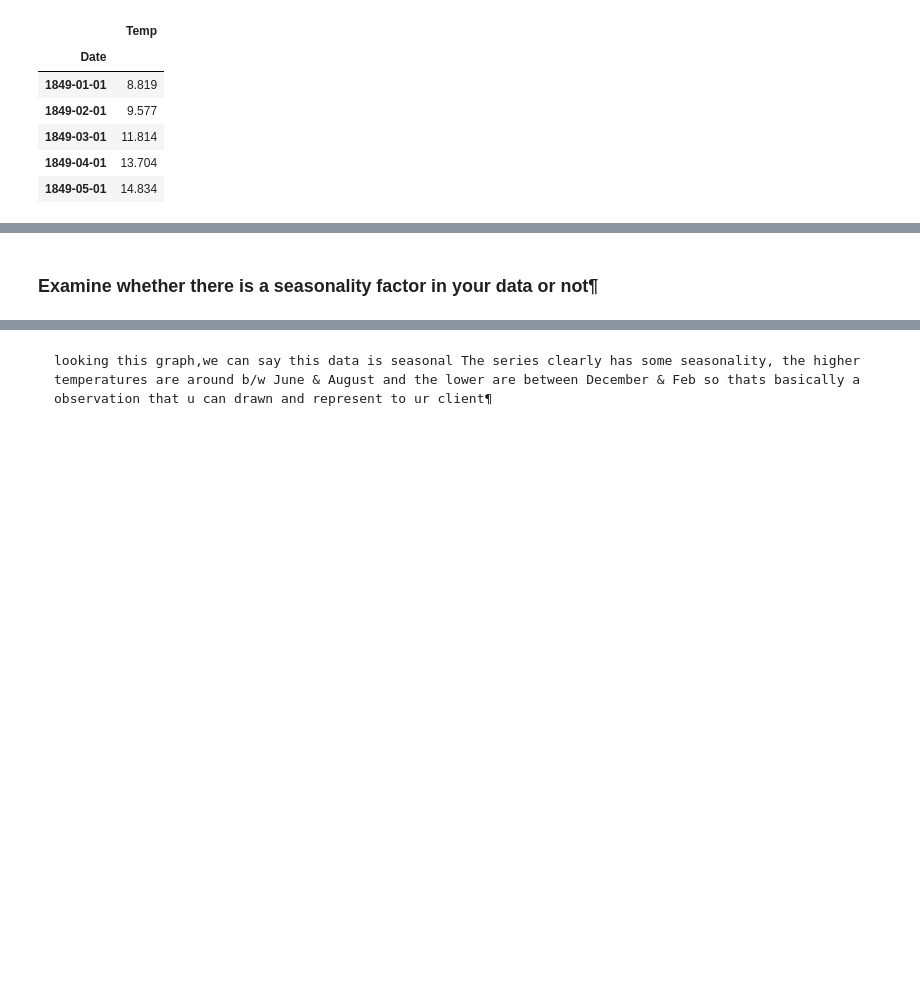
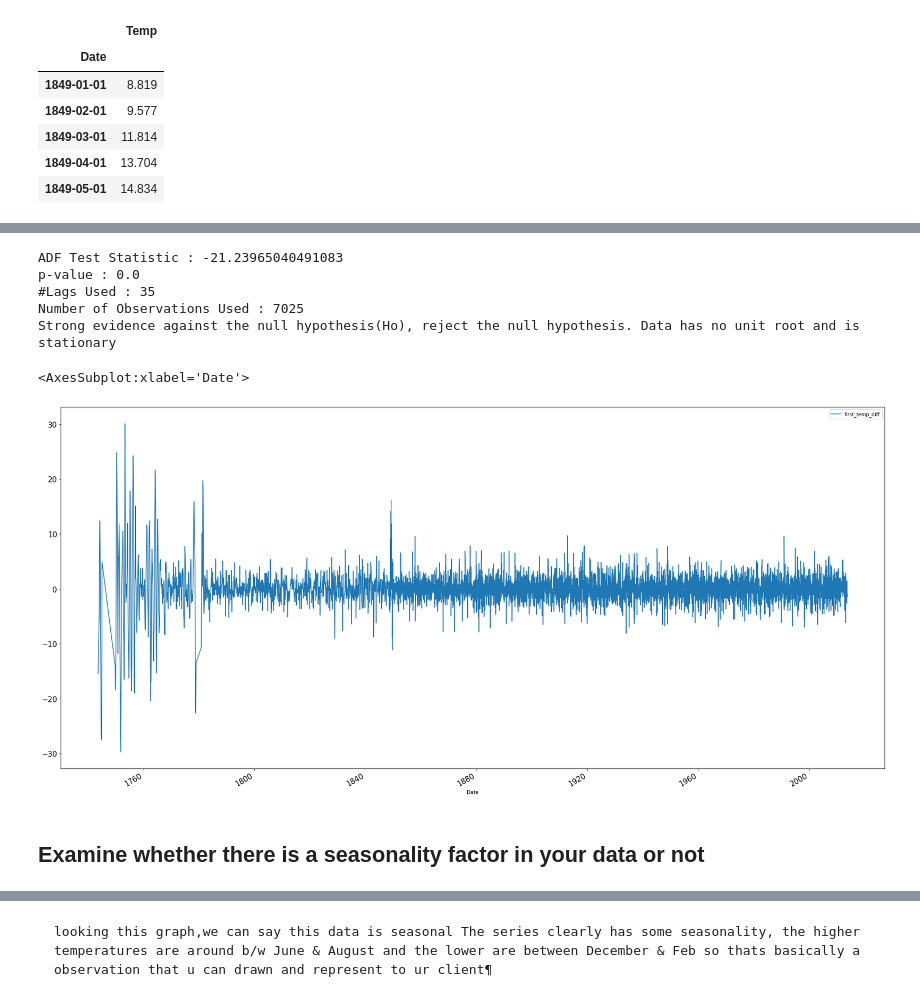
Before and after one commit to OkomoJacob/timeSeriesForecasting, a Jupyter notebook: udemyCourse/predictCityTemps/Time_Series_Temperature_deploy.ipynb, the cells around one changed output, grey strips where cells are left out. Saved outputs shown, nothing was run; the diff lists cells and outputs as text; code cells hidden in the pictures; blank space fills up the shorter version.

```diff
--- a/udemyCourse/predictCityTemps/Time_Series_Temperature_deploy.ipynb
+++ b/udemyCourse/predictCityTemps/Time_Series_Temperature_deploy.ipynb
@@ -231,7 +231,7 @@ fig.show()
 # %% [markdown]
 ## Lets Build a Time Series Model
 # %%
-cities = pd.read_csv('GlobalLandTemperaturesByCity.csv')
+cities = pd.read_csv('data/GlobalLandTemperaturesByCity.csv')
 # %%
 cities.head()
 # %% [output]
@@ -375,9 +398,18 @@ df.head(20)
 # %%
 adfuller_test(df['first_temp_diff'].dropna())
+# %% [output]
+ADF Test Statistic : -21.23965040491083
+p-value : 0.0
+#Lags Used : 35
+Number of Observations Used : 7025
+Strong evidence against the null hypothesis(Ho), reject the null hypothesis. Data has no unit root and is stationary
 # %%
-df[['first_temp_diff']].plot(figsize=(30,15))
+df[['first_temp_diff']].plot(figsize=(30,15), fontsize = (15))
+# %% [output]
+<AxesSubplot:xlabel='Date'>
+[figure, added]
 # %% [markdown]
-### Examine whether there is a seasonality factor in your data or not¶
+## Examine whether there is a seasonality factor in your data or not
 # %%
 data2.head()
 # %% [output]
```
Also changed, not shown: parts of 14 cells of this notebook, 11 other files.
